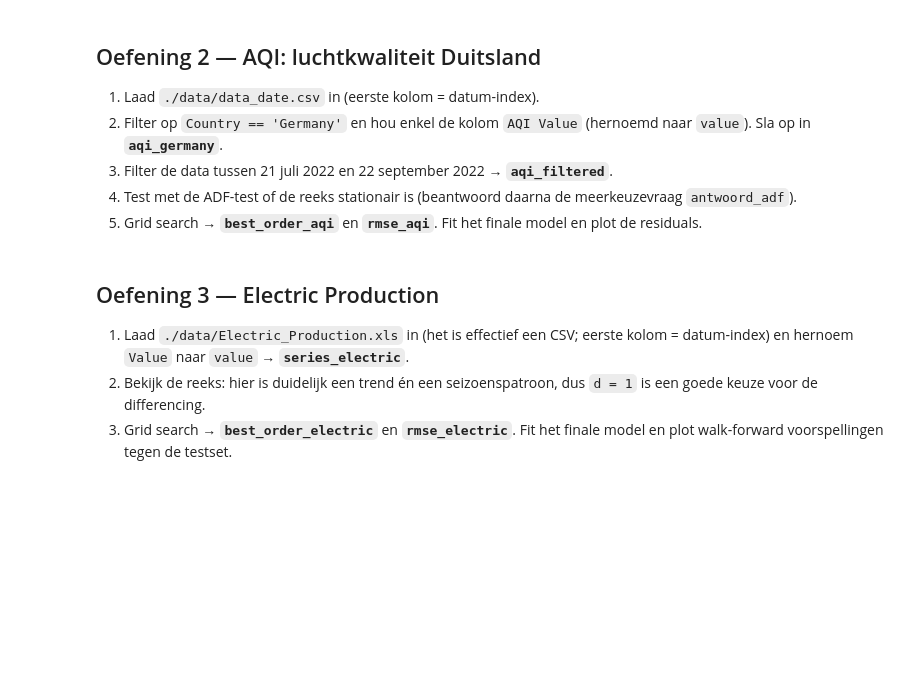
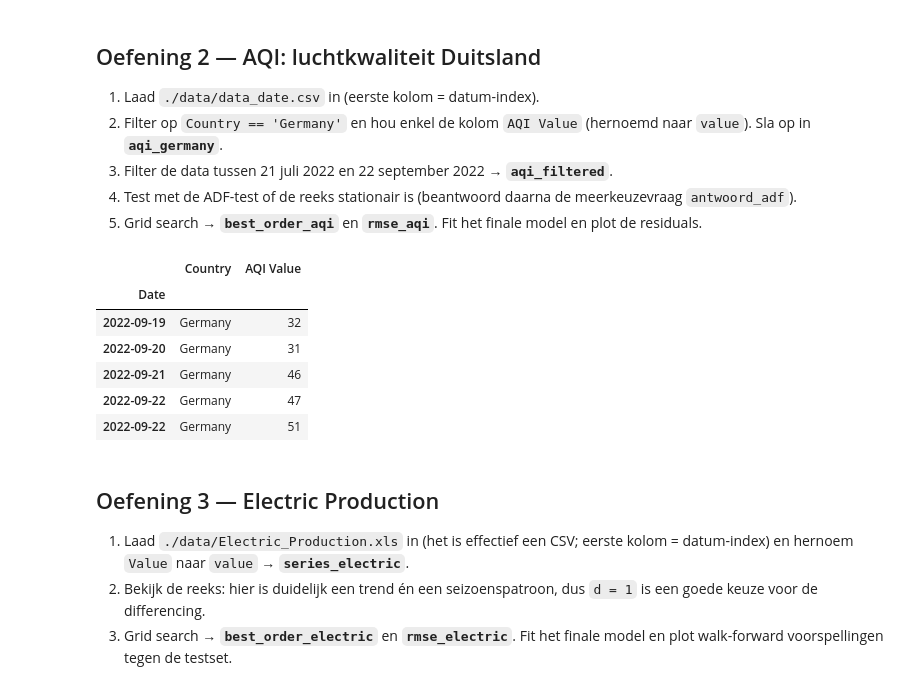
Before and after one commit to EliasVanE/ML-Algo-student, a Jupyter notebook: exercises_with_checks/week04/arima_checkpoint_opgave.ipynb, the cells around one changed output. Cells and saved outputs as stored; diff of their text form; code cells hidden in the pictures; blank space fills up the shorter version.

```diff
--- a/exercises_with_checks/week04/arima_checkpoint_opgave.ipynb
+++ b/exercises_with_checks/week04/arima_checkpoint_opgave.ipynb
@@ -200,11 +200,20 @@ Warnings:
 # %%
 # TODO: vul hier je oplossing in (zie opdracht hierboven)
 aqi = pd.read_csv("./data/data_date.csv")
 aqi = aqi.set_index(aqi.columns[0])
 aqi = aqi[aqi["Country"] == 'Germany']
 aqi_germany = aqi.rename(columns={'AQI Values' : 'value'})
-
+aqi_germany = aqi.drop(columns=["Status"])
 aqi_filtered = aqi_germany.loc["2022-07-21":"2022-09-22"]
+aqi_filtered.headgit()
+# %% [output]
+|  | Country | AQI Value |
+| Date |  |  |
+| 2022-09-19 | Germany | 32 |
+| 2022-09-20 | Germany | 31 |
+| 2022-09-21 | Germany | 46 |
+| 2022-09-22 | Germany | 47 |
+| 2022-09-22 | Germany | 51 |
 # %% [markdown]
 ## Oefening 3 — Electric Production
 
```
